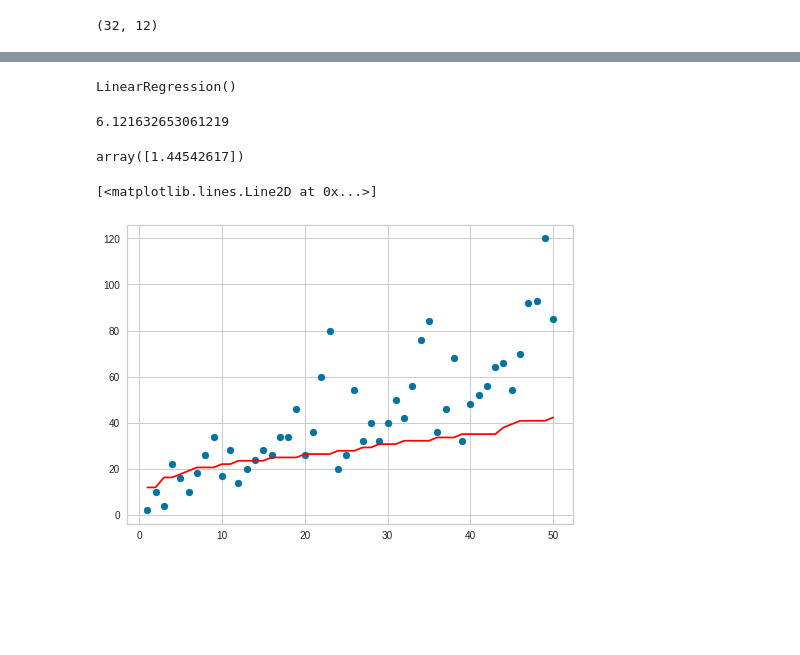
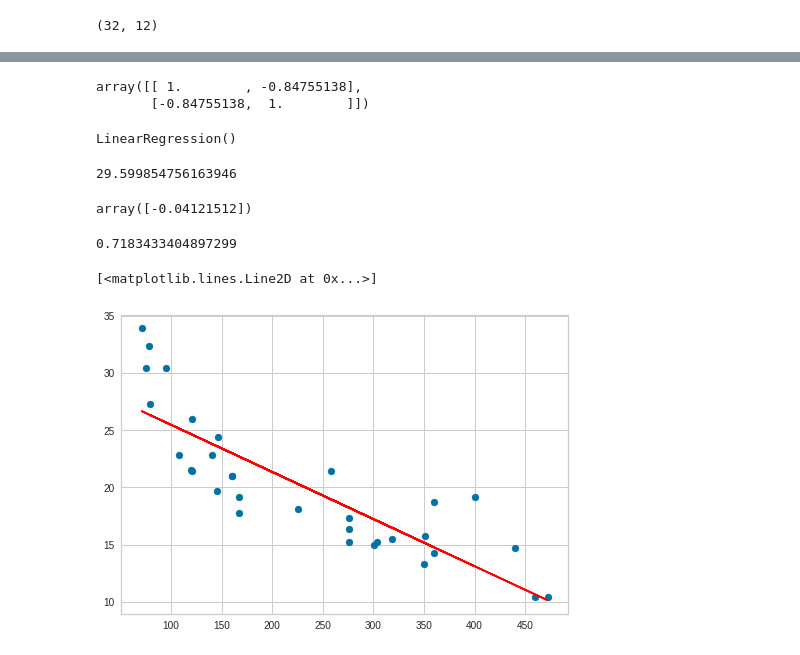
Before and after one commit to WandersonGustavo/Imersao_Alura, a Jupyter notebook: Copy_of_DataScience2.ipynb, the cells around one changed output, grey strips where cells are left out. Drawn from its saved outputs; the diff is of its cells as text; code cells hidden in the pictures; blank space fills up the shorter version.

```diff
--- a/Copy_of_DataScience2.ipynb
+++ b/Copy_of_DataScience2.ipynb
@@ -691,3 +664,13 @@ array([ 1,  2,  3,  4,  5,  6,  7,  8,  9, 10, 11, 12, 13, 14, 15, 16, 17,
+# %%
+#definicao de X eY, quanto mais alta a cilindrada , mais ele gasta(MENOS KM's ele faz )correlacao negativa
+xm=baseM.iloc[:,2].values
+ym=baseM.iloc[:,0].values
+#correlacao abaixo, negativa forte , quanto +cilindradas, menos KM's faz ,será desc no gráfico
+mCorrelacao= np.corrcoef(xm,ym)
+mCorrelacao
+# %% [output]
+array([[ 1.        , -0.84755138],
+       [-0.84755138,  1.        ]])
 # %%
 #matriz com 1 coluna a menos
 xm=xm.reshape(-1,1)
@@ -701,16 +684,21 @@ LinearRegression()
 #visualizar coeficients
 modelom.intercept_
 # %% [output]
-6.121632653061219
+29.599854756163946
 # %%
-#inclinacao
+#inclinacao descrescente
 modelom.coef_
 # %% [output]
-array([1.44542617])
+array([-0.04121512])
+# %%
+#score R² , METRICA ESTUDADA 71.83 % de xm explica ym
+modelom.score(xm,ym)
+# %% [output]
+0.7183433404897299
 # %%
 #grafico com retas e previsoes
 plt.scatter(xm,ym)
-plt.plot(xm,modelom.predict(xC),color='red')
+plt.plot(xm,modelom.predict(xm),color='red')
 # %% [output]
 [<matplotlib.lines.Line2D at 0x...>]
-[figure, old version]
+[figure, new version]
```
Also changed, not shown: parts of 24 cells of this notebook.
